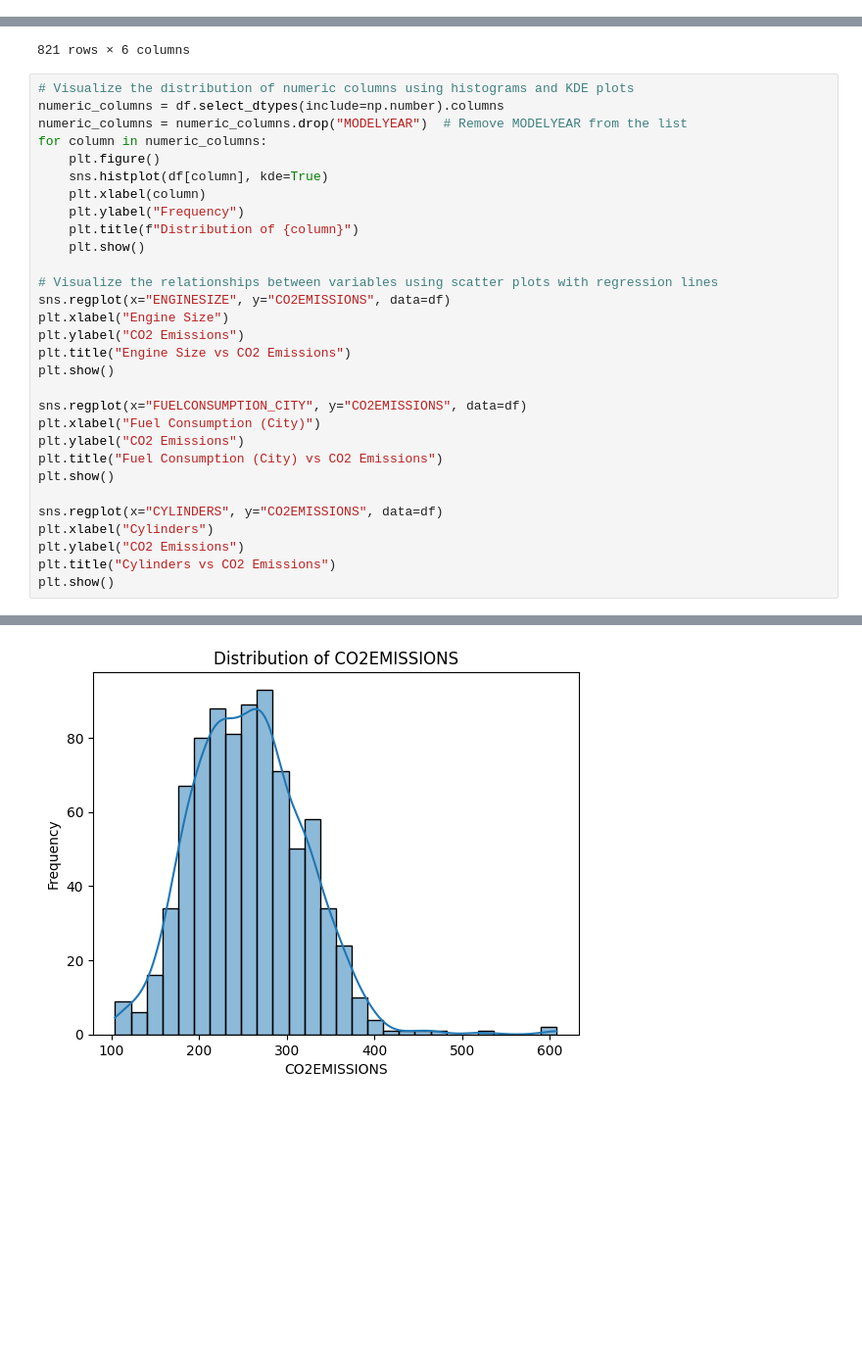
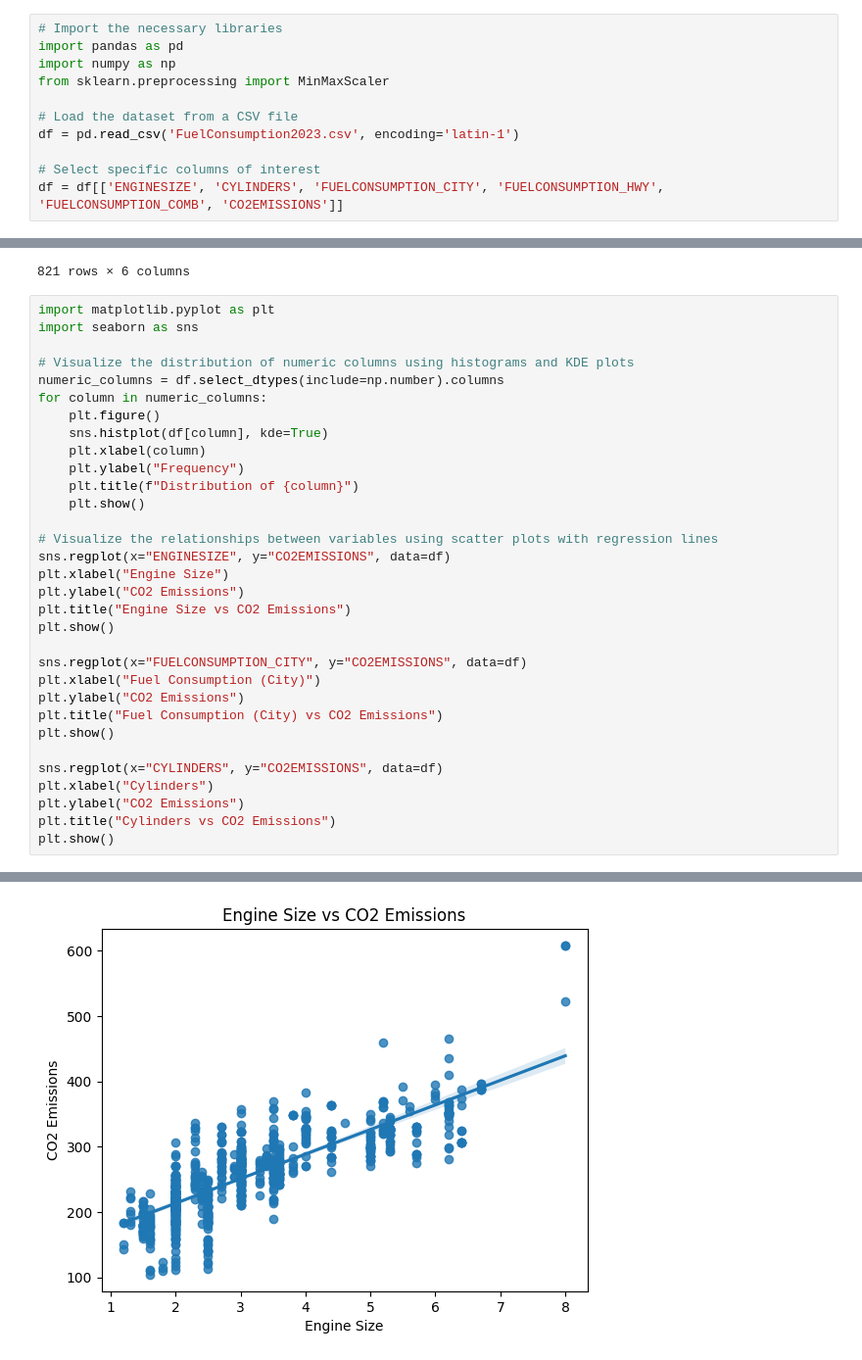
Before and after one commit to farshidhesami/Machine_learning_algorithm, a Jupyter notebook: Co2_emmision.ipynb, the cells around one changed output, grey strips where cells are left out. Shown at 98% size. Drawn from its saved outputs; the diff is of its cells as text; blank space fills up the shorter version.

```diff
--- a/Co2_emmision.ipynb
+++ b/Co2_emmision.ipynb
@@ -94,0 +31,11 @@ First few rows of the dataset:
+# %%
+# Import the necessary libraries
+import pandas as pd
+import numpy as np
+from sklearn.preprocessing import MinMaxScaler
+
+# Load the dataset from a CSV file
+df = pd.read_csv('FuelConsumption2023.csv', encoding='latin-1')
+
+# Select specific columns of interest
+df = df[['ENGINESIZE', 'CYLINDERS', 'FUELCONSUMPTION_CITY', 'FUELCONSUMPTION_HWY', 'FUELCONSUMPTION_COMB', 'CO2EMISSIONS']]
@@ -111,9 +153,11 @@ df[['ENGINESIZE', 'CYLINDERS', 'FUELCONSUMPTION_CITY',
 | 820 | 2.0 | 4 | 11.9 | 9.1 | 10.6 | 249 |
 821 rows × 6 columns
 # %%
+import matplotlib.pyplot as plt
+import seaborn as sns
+
 # Visualize the distribution of numeric columns using histograms and KDE plots
 numeric_columns = df.select_dtypes(include=np.number).columns
-numeric_columns = numeric_columns.drop("MODELYEAR")  # Remove MODELYEAR from the list
 for column in numeric_columns:
     plt.figure()
     sns.histplot(df[column], kde=True)
@@ -150 +194 @@ plt.show()
-[figure, old version]
+[figure, new version]
```
Also changed, not shown: parts of 23 cells of this notebook, 8 other files.
